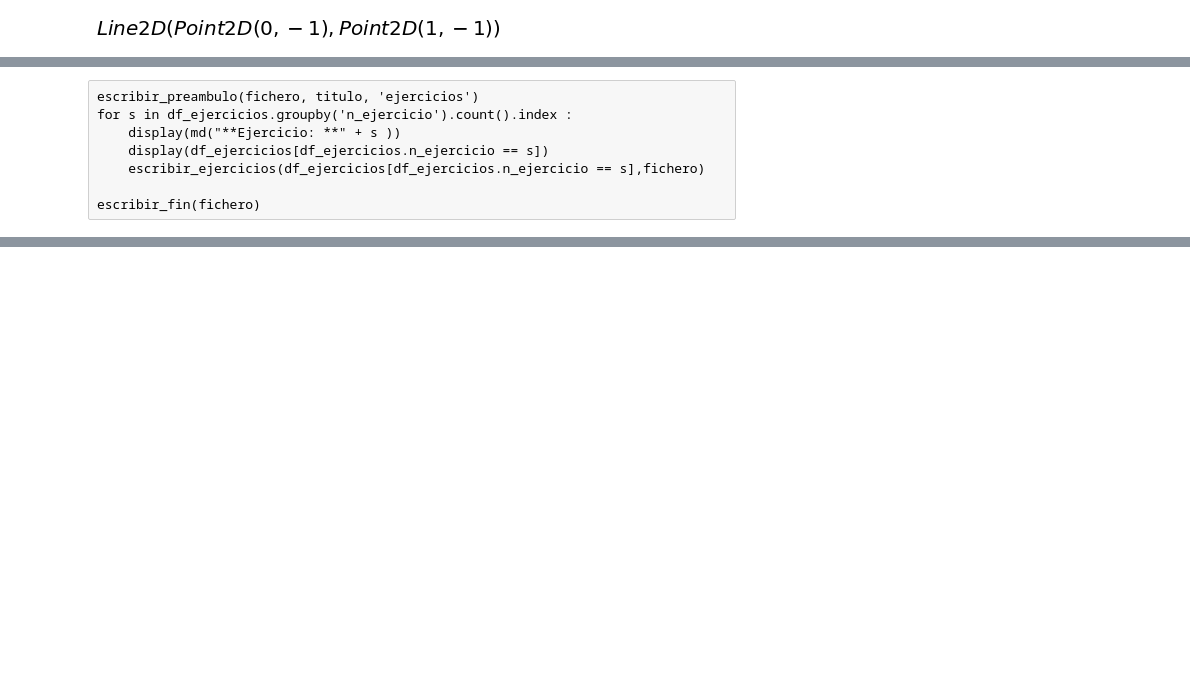
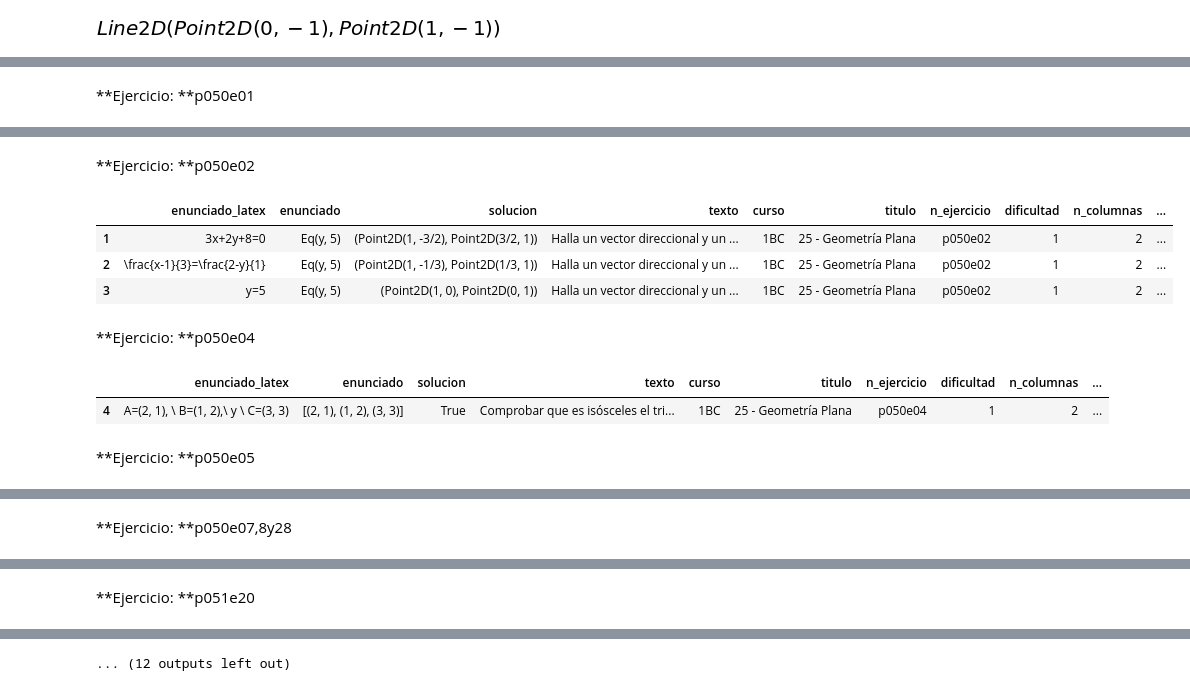
Before and after one commit to crdguez/mat1bac_cit, a Jupyter notebook: notebooks/25 Geometria Plana.ipynb, the cells around one changed output, grey strips where cells are left out. Drawn from its saved outputs; the diff is of its cells as text; code cells hidden in the pictures; blank space fills up the shorter version.

```diff
--- a/notebooks/25 Geometria Plana.ipynb
+++ b/notebooks/25 Geometria Plana.ipynb
@@ -528,8 +668,10 @@ NameError: name 'df_ejercicios' is not defined
-# %% [raw]
-escribir_preambulo(fichero, titulo, 'ejercicios')
-for s in df_ejercicios.groupby('n_ejercicio').count().index :
-    display(md("**Ejercicio: **" + s ))
-    display(df_ejercicios[df_ejercicios.n_ejercicio == s])
-    escribir_ejercicios(df_ejercicios[df_ejercicios.n_ejercicio == s],fichero)
-
-escribir_fin(fichero)
+# %%
+escribir_preambulo(fichero, titulo, 'ejercicios')
+for s in df_ejercicios.groupby('n_ejercicio').count().index :
+    display(md("**Ejercicio: **" + s ))
+    display(df_ejercicios[df_ejercicios.n_ejercicio == s])
+    escribir_ejercicios(df_ejercicios[df_ejercicios.n_ejercicio == s],fichero)
+
+escribir_fin(fichero)
+# %% [output]
+**Ejercicio: **p050e01
@@ -535,0 +680,9 @@ escribir_fin(fichero)
+**Ejercicio: **p050e02
+|  | enunciado_latex | enunciado | solucion | texto | curso | titulo | n_ejercicio | dificultad | n_columnas | ... |
+| 1 | 3x+2y+8=0 | Eq(y, 5) | (Point2D(1, -3/2), Point2D(3/2, 1)) | Halla un vector direccional y un ... | 1BC | 25 - Geometría Plana | p050e02 | 1 | 2 | ... |
+| 2 | \frac{x-1}{3}=\frac{2-y}{1} | Eq(y, 5) | (Point2D(1, -1/3), Point2D(1/3, 1)) | Halla un vector direccional y un ... | 1BC | 25 - Geometría Plana | p050e02 | 1 | 2 | ... |
+| 3 | y=5 | Eq(y, 5) | (Point2D(1, 0), Point2D(0, 1)) | Halla un vector direccional y un ... | 1BC | 25 - Geometría Plana | p050e02 | 1 | 2 | ... |
+**Ejercicio: **p050e04
+|  | enunciado_latex | enunciado | solucion | texto | curso | titulo | n_ejercicio | dificultad | n_columnas | ... |
+| 4 | A=(2, 1), \ B=(1, 2),\ y \ C=(3, 3) | [(2, 1), (1, 2), (3, 3)] | True | Comprobar que es isósceles el tri... | 1BC | 25 - Geometría Plana | p050e04 | 1 | 2 | ... |
+**Ejercicio: **p050e05
@@ -535,0 +693 @@ escribir_fin(fichero)
+**Ejercicio: **p050e07,8y28
@@ -535,0 +698 @@ escribir_fin(fichero)
+**Ejercicio: **p051e20
@@ -535,0 +701 @@ escribir_fin(fichero)
+... (12 outputs left out)
```
Also changed, not shown: parts of 19 cells of this notebook, 3 other files.
